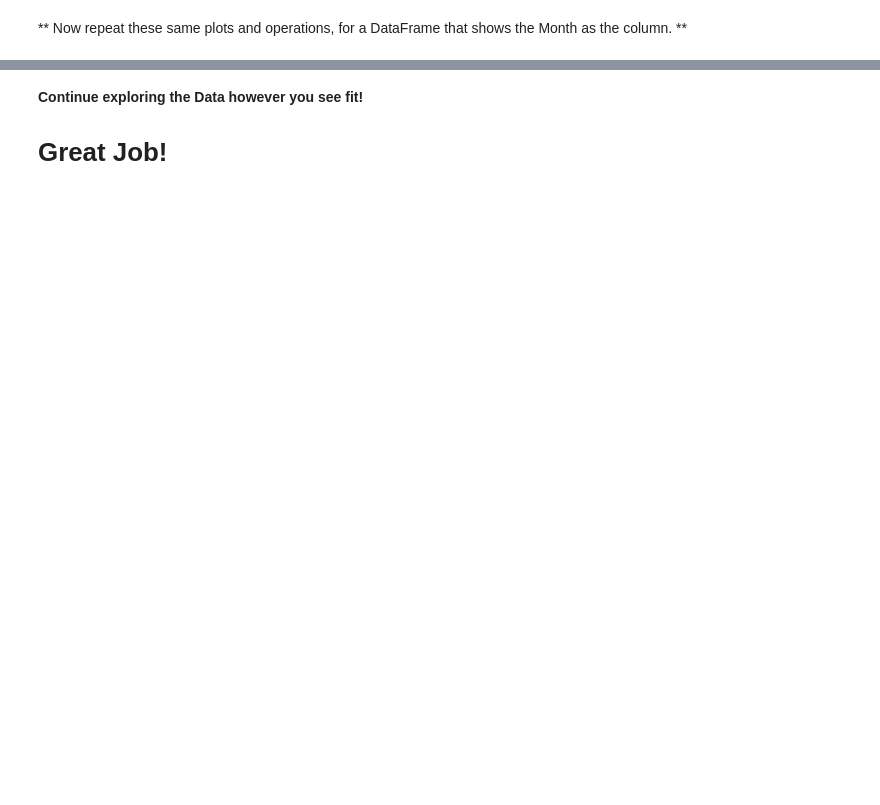
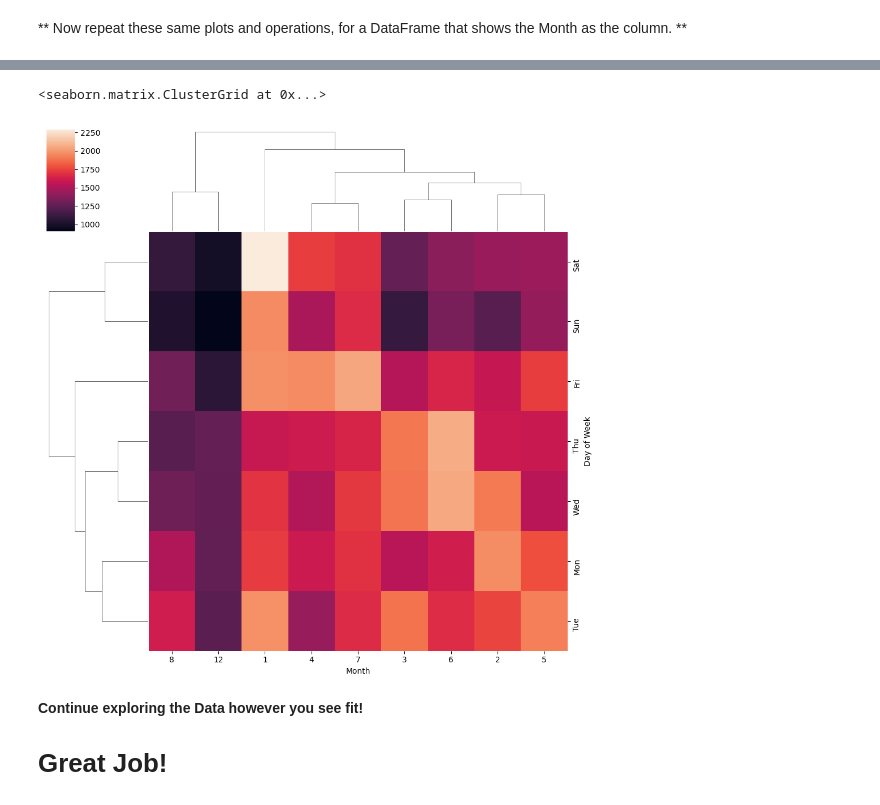
Before and after one commit to ferrpm/Python-DataScience-MachineLearning-Bootcamp, a Jupyter notebook: Data Capstone Projects/911 Calls Data Capstone Project.ipynb, the cells around one changed output, grey strips where cells are left out. Drawn from its saved outputs; the diff is of its cells as text; code cells hidden in the pictures; blank space fills up the shorter version.

```diff
--- a/Data Capstone Projects/911 Calls Data Capstone Project.ipynb
+++ b/Data Capstone Projects/911 Calls Data Capstone Project.ipynb
@@ -256,3 +298,8 @@ ____
+# %%
+sns.clustermap(dayMonth)
+# %% [output]
+<seaborn.matrix.ClusterGrid at 0x...>
+[figure, added]
 # %% [markdown]
 **Continue exploring the Data however you see fit!**
 # Great Job!
```
Also changed, not shown: parts of 7 cells of this notebook.
